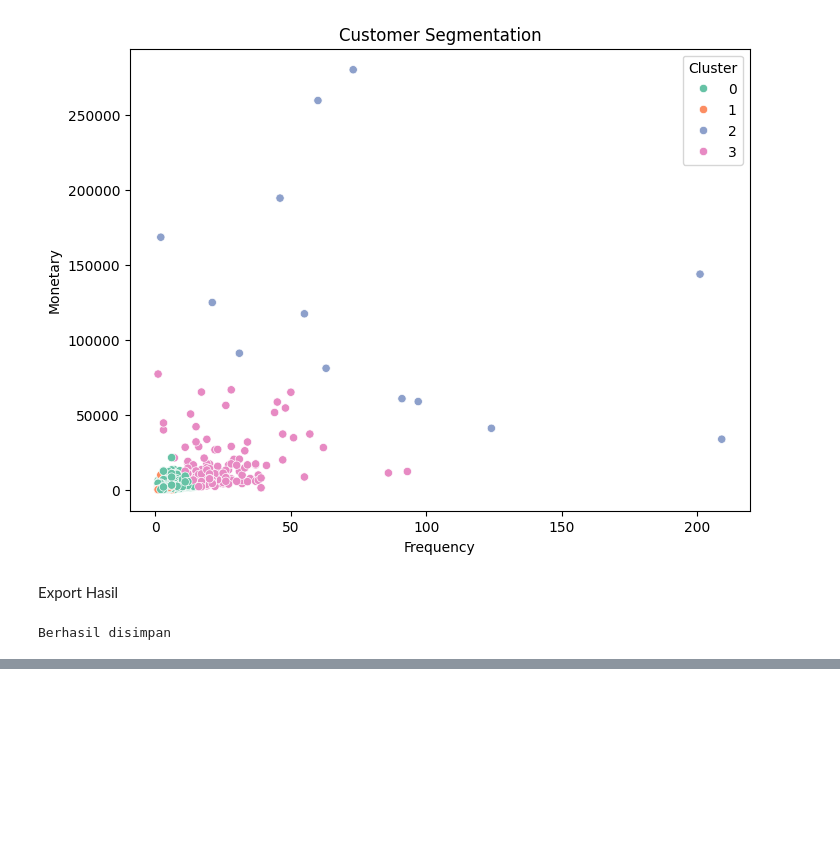
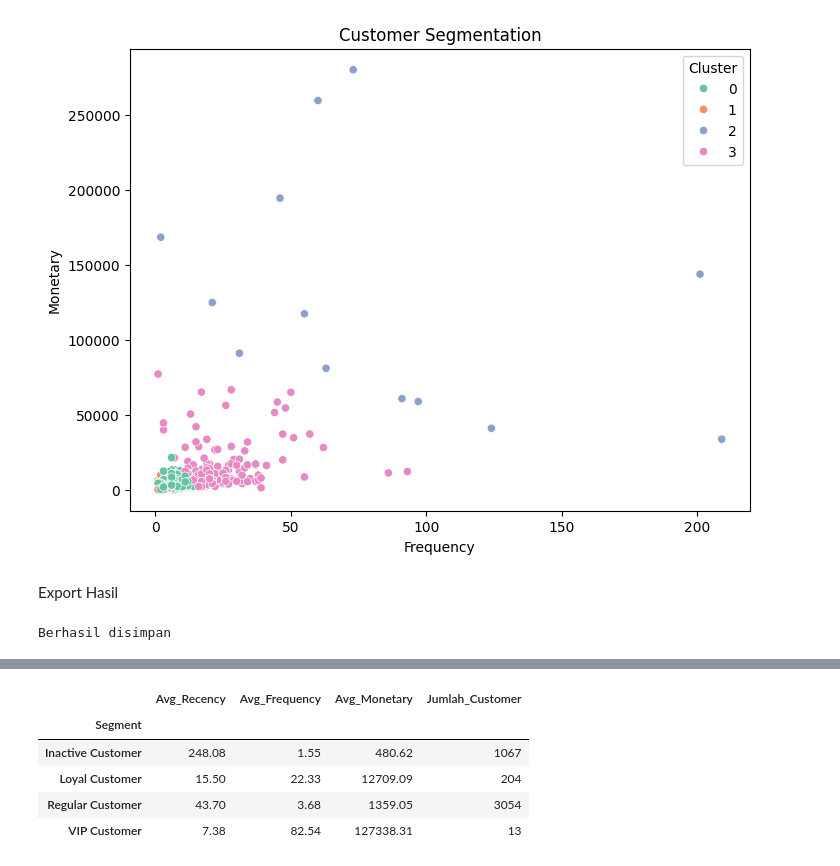
Before and after one commit to izzulmillahaqil/rfm-customer-segmentation, a Jupyter notebook: rfm_customer_segmentation.ipynb, the cells around one changed output, grey strips where cells are left out. Drawn from its saved outputs; the diff is of its cells as text; code cells hidden in the pictures; blank space fills up the shorter version.

Commit message:
update deployment & summary

```diff
--- a/rfm_customer_segmentation.ipynb
+++ b/rfm_customer_segmentation.ipynb
@@ -322,0 +352,23 @@ Berhasil disimpan
+# %%
+segment_summary = rfm.groupby("Segment").agg({
+    "Recency": "mean",
+    "Frequency": "mean",
+    "Monetary": "mean",
+    "CustomerID": "count"
+}).round(2)
+
+segment_summary.columns = [
+    "Avg_Recency",
+    "Avg_Frequency",
+    "Avg_Monetary",
+    "Jumlah_Customer"
+]
+
+segment_summary
+# %% [output]
+|  | Avg_Recency | Avg_Frequency | Avg_Monetary | Jumlah_Customer |
+| Segment |  |  |  |  |
+| Inactive Customer | 248.08 | 1.55 | 480.62 | 1067 |
+| Loyal Customer | 15.50 | 22.33 | 12709.09 | 204 |
+| Regular Customer | 43.70 | 3.68 | 1359.05 | 3054 |
+| VIP Customer | 7.38 | 82.54 | 127338.31 | 13 |
```
Also changed, not shown: parts of 6 cells of this notebook, 5 other files.
